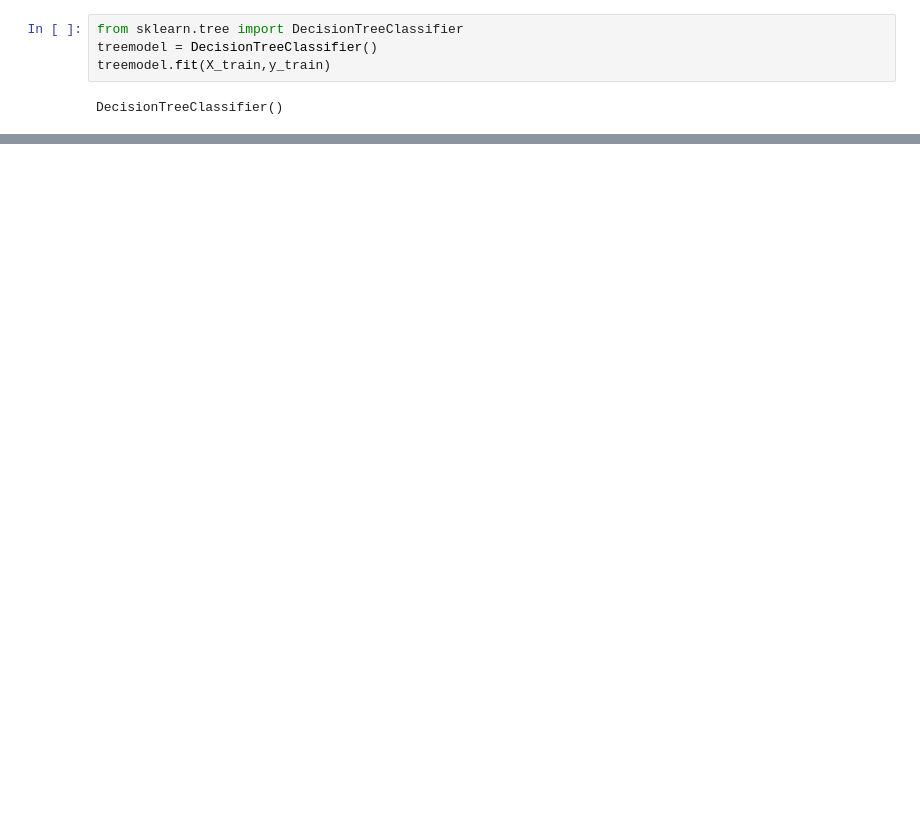
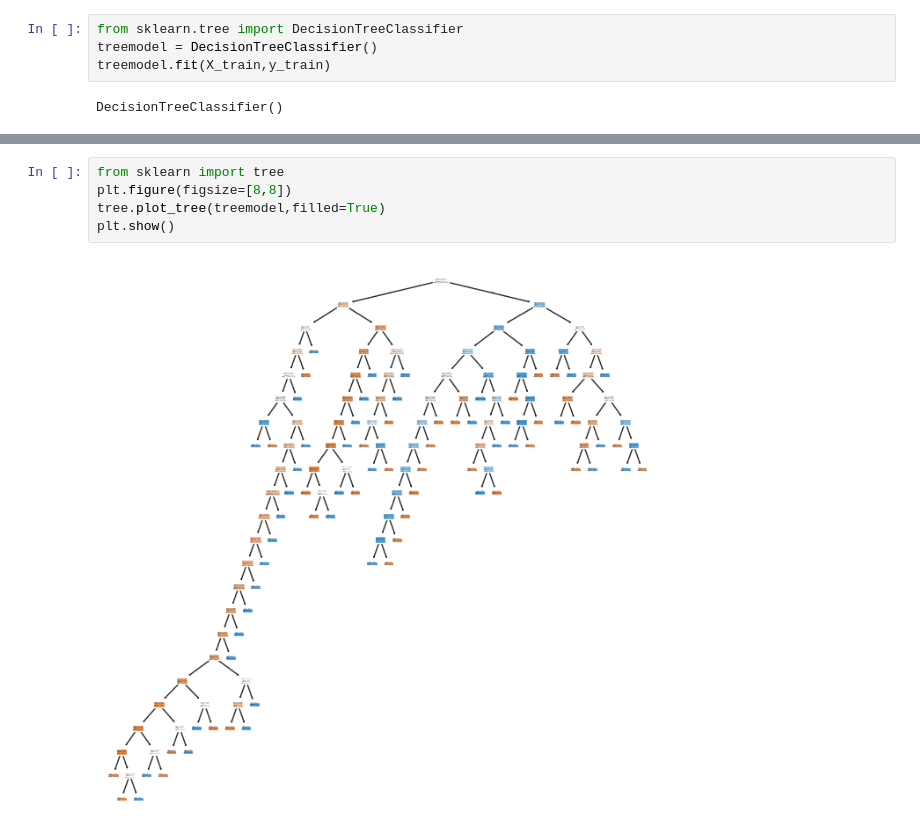
Before and after one commit to Sujon-Engineer/Symptom-Based-Disease-Prediction-System, a Jupyter notebook: Symptom-Based Disease Prediction System.ipynb, the cells around one changed output, grey strips where cells are left out. Saved outputs shown, nothing was run; the diff lists cells and outputs as text; blank space fills up the shorter version.

```diff
--- a/Symptom-Based Disease Prediction System.ipynb
+++ b/Symptom-Based Disease Prediction System.ipynb
@@ -102,2 +100,9 @@ array([1, 1, 1, 0, 1, 0, 0, 1, 0, 1, 1, 1, 0, 1, 0, 1, 0, 1, 1, 0, 0, 0,
        1, 0, 0, 1])
+# %%
+from sklearn import tree
+plt.figure(figsize=[8,8])
+tree.plot_tree(treemodel,filled=True)
+plt.show()
+# %% [output]
+[figure, added]
 # %%
```
Also changed, not shown: parts of 5 cells of this notebook.
